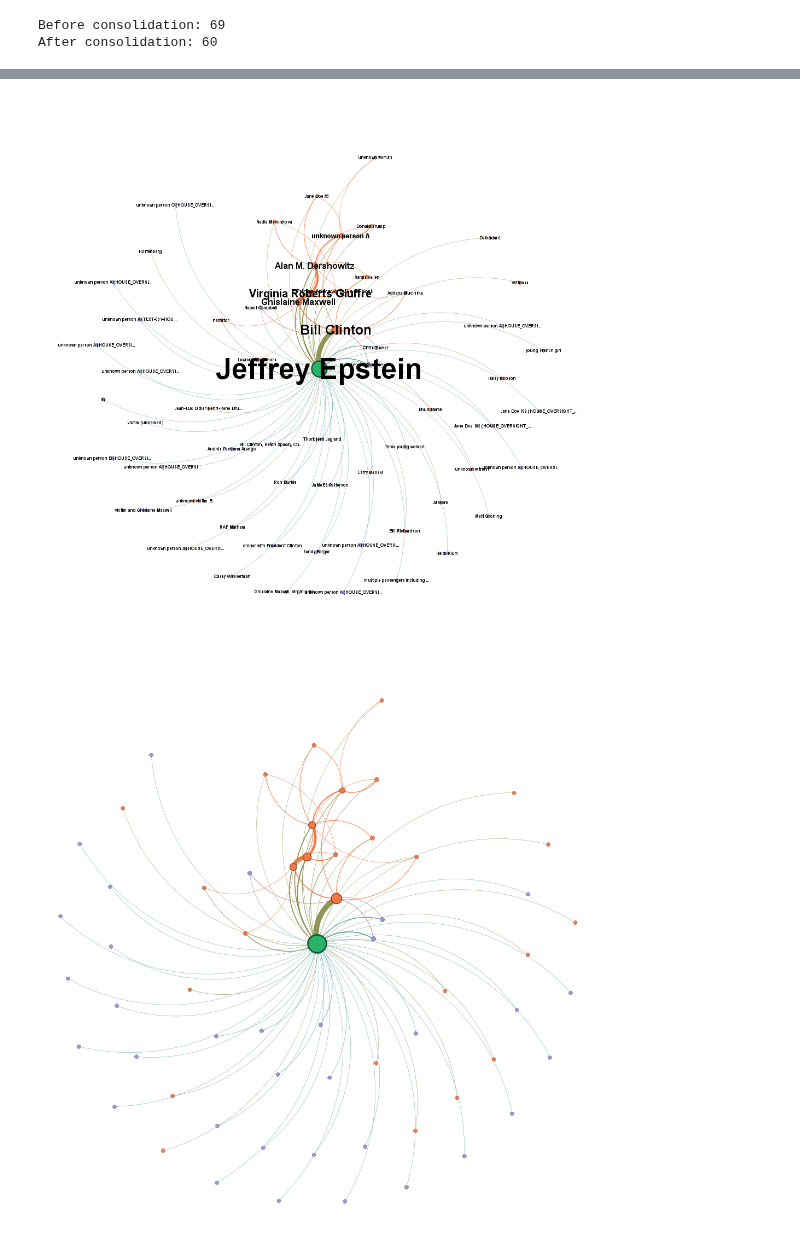
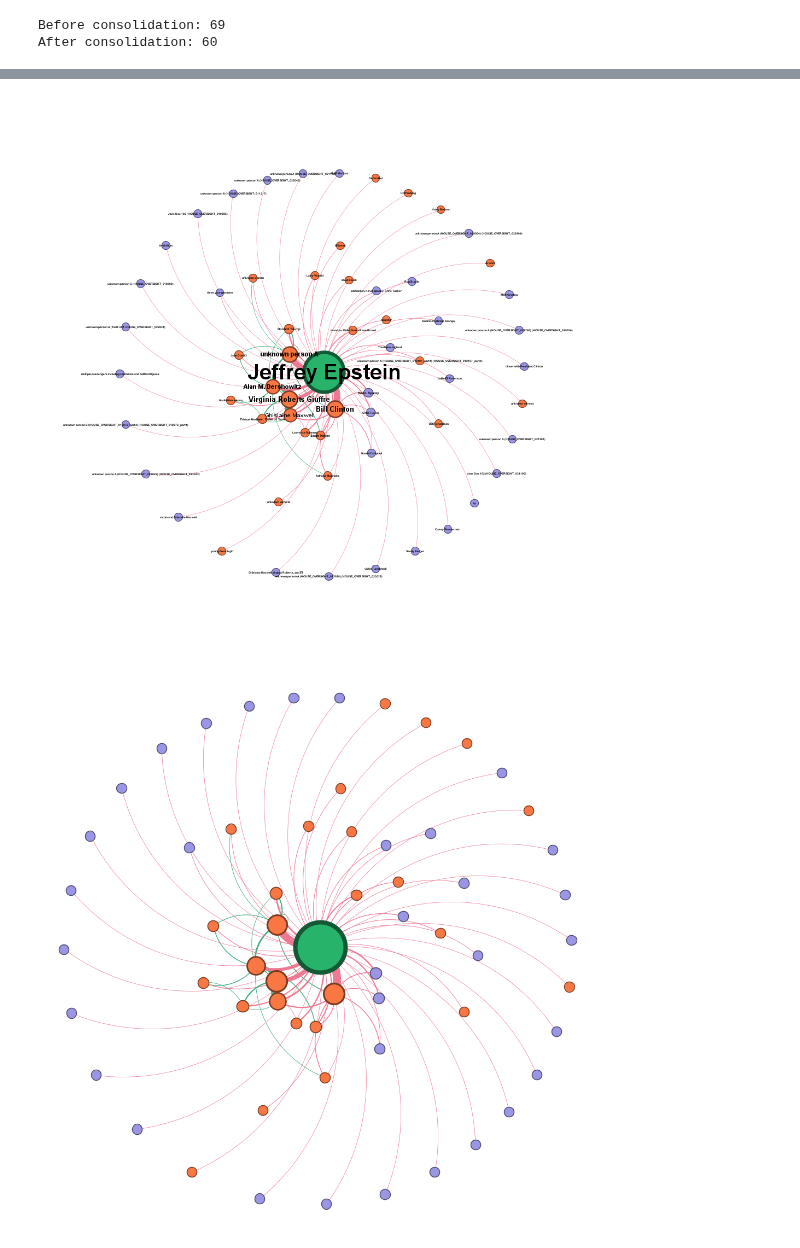
Before and after one commit to Lowievlitsenborg/AdvancedAnalyticsGraphAnalytics, a Jupyter notebook: Av_leg_netw_fien_based_on_elias.ipynb, the cells around one changed output, grey strips where cells are left out. Drawn from its saved outputs; the diff is of its cells as text; code cells hidden in the pictures.

```diff
--- a/Av_leg_netw_fien_based_on_elias.ipynb
+++ b/Av_leg_netw_fien_based_on_elias.ipynb
@@ -573,9 +640,9 @@ Nodes exported: 61
 # %%
 # PNG NETWORK PAGERANK (with and without labels)
-display(Image('png_gephi/graph_pagerank_labels.png'))
-display(Image('png_gephi/graph_pagerank_no_labels.png'))
+display(Image('png_gephi/graph2_pagerank_labels.png'))
+display(Image('png_gephi/graph2_pagerank_no_labels.png'))
 # %% [output]
-[figure, old version]
+[figure, new version]
-[figure, old version]
+[figure, new version]
 # %%
 # PNG NETWORK BETWEENNESS (with and without labels)
```
Also changed, not shown: parts of 20 cells of this notebook, 1 other file.
